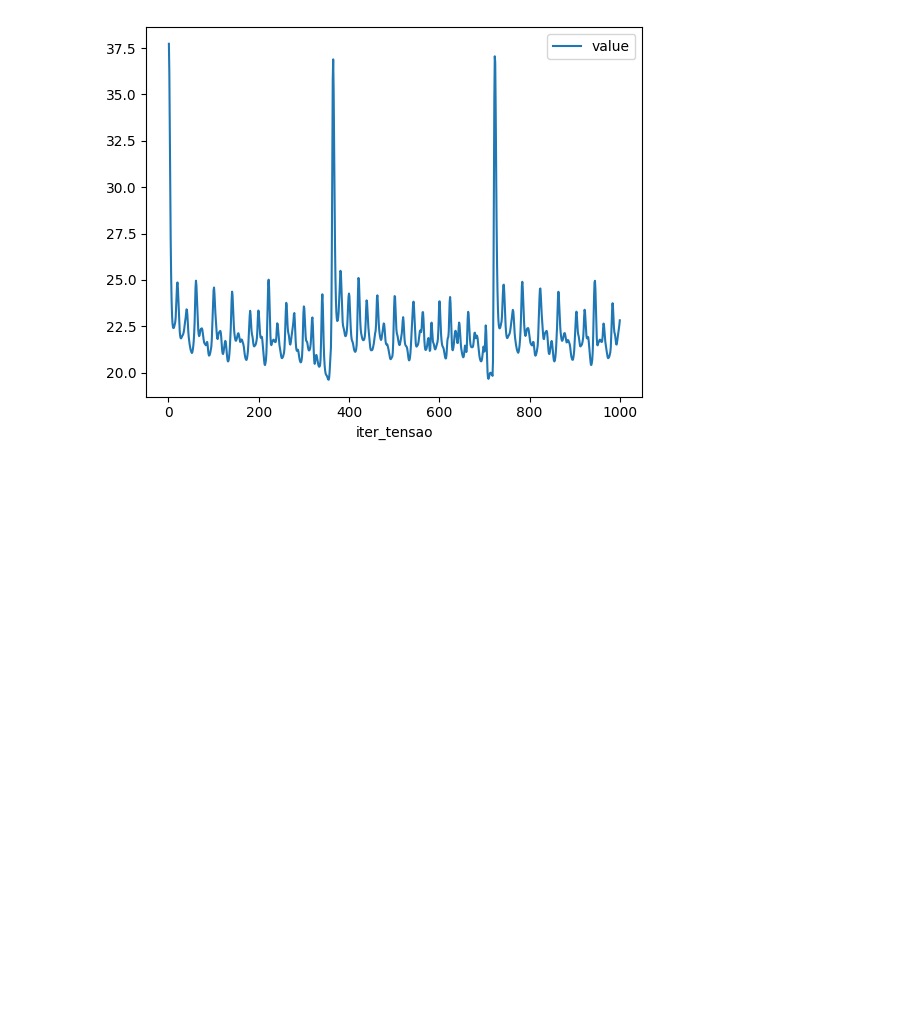
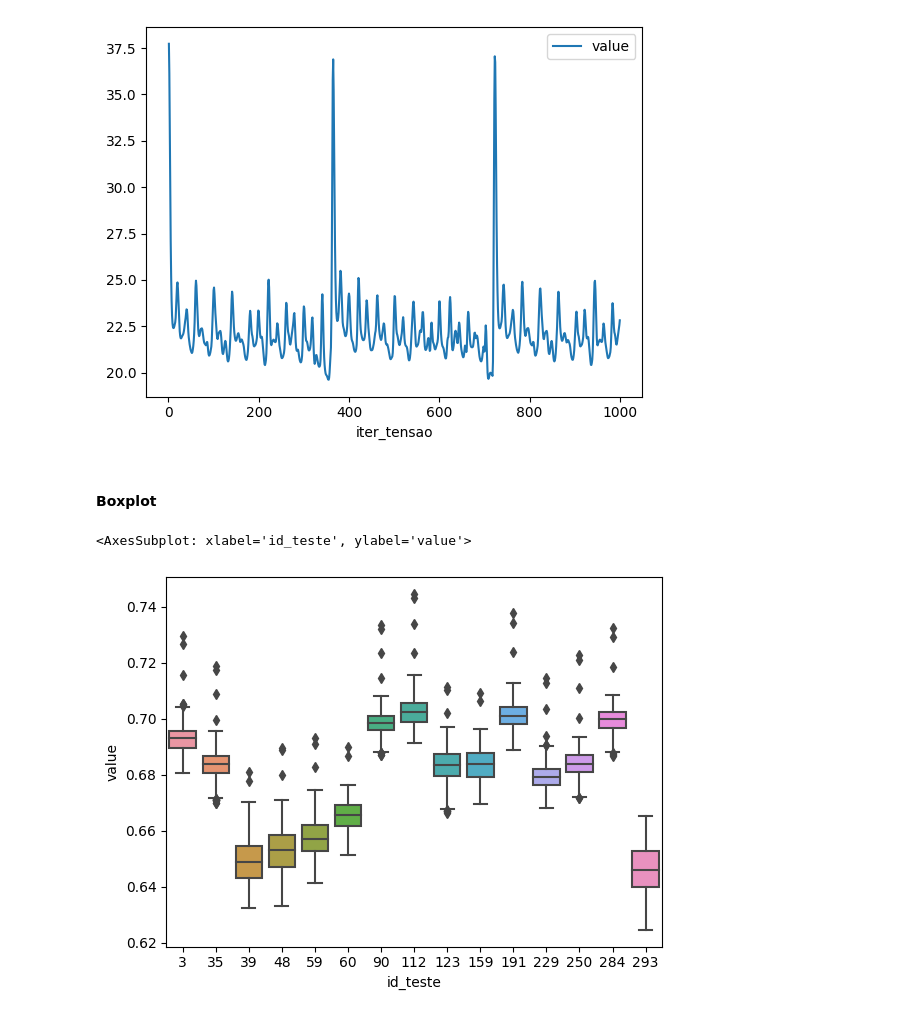
Before and after one commit to FQAlmeida/ML-Engine-Classification, a Jupyter notebook: src/main.ipynb, the cells around one changed output. Drawn from its saved outputs; the diff is of its cells as text; code cells hidden in the pictures; blank space fills up the shorter version.

Commit message:
boxplots

```diff
--- a/src/main.ipynb
+++ b/src/main.ipynb
@@ -238,3 +238,5 @@ melted.loc[melted['id_teste'] == 450].loc[melted['value'] < 75].plot(x="iter_ten
 [figure]
 [figure]
 [figure]
+# %% [markdown]
+#### Boxplot
@@ -240,0 +246,11 @@ melted.loc[melted['id_teste'] == 450].loc[melted['value'] < 75].plot(x="iter_ten
+# %%
+ids = random.sample(list(df_state_0["id_teste"].unique()), 15)
+df_melted = df_state_0.melt(
+    id_vars=("id_teste", "iter_corrente"), value_vars=("corrente",))
+# df_melted = melted.loc[melted['id_teste'] == 450].loc[melted['value'] < 2]
+df_melted = df_melted.loc[df_melted["id_teste"].isin(ids)].loc[df_melted['value'] < 2]
+
+seaborn.boxplot(x="id_teste", y="value", data=df_melted)
+# %% [output]
+<AxesSubplot: xlabel='id_teste', ylabel='value'>
+[figure, added]
```
Also changed, not shown: parts of 8 cells of this notebook.
